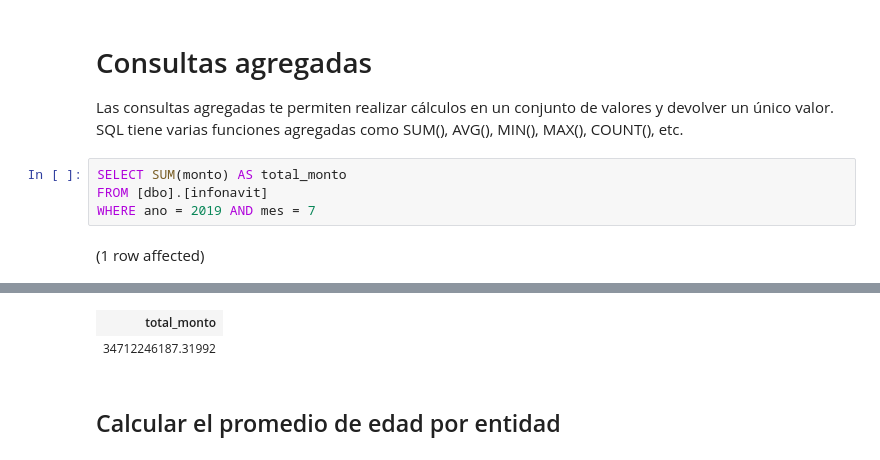
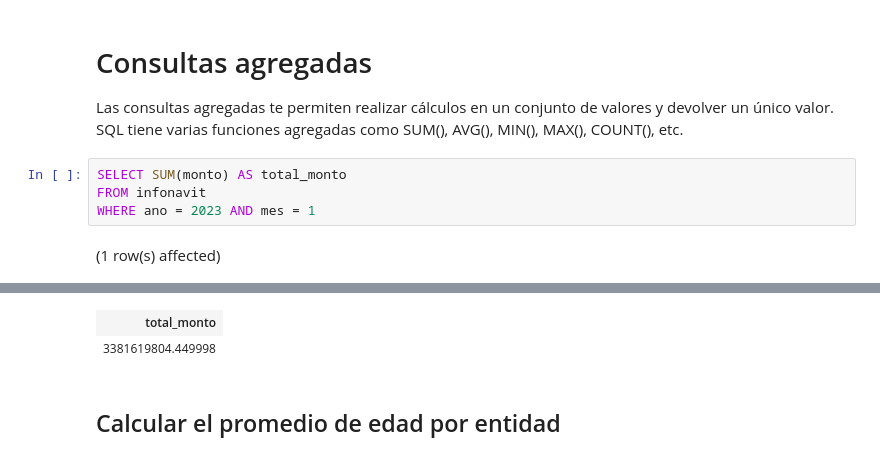
Before and after one commit to javierIA/sqlBosch, a Jupyter notebook: SQL basics/CDD.ipynb, the cells around one changed output, grey strips where cells are left out. Saved outputs shown, nothing was run; the diff lists cells and outputs as text.

```diff
--- a/SQL basics/CDD.ipynb
+++ b/SQL basics/CDD.ipynb
@@ -3,7 +3,7 @@
 Las consultas agregadas te permiten realizar cálculos en un conjunto de valores y devolver un único valor. SQL tiene varias funciones agregadas como SUM(), AVG(), MIN(), MAX(), COUNT(), etc.
 # %%
 SELECT SUM(monto) AS total_monto
-FROM [dbo].[infonavit]
-WHERE ano = 2019 AND mes = 7
+FROM infonavit
+WHERE ano = 2023 AND mes = 1
 # %% [output]
-(1 row affected)
+(1 row(s) affected)
@@ -11,5 +11,5 @@ Total execution time: 00:00:00.244
 | total_monto |
-| 34712246187.31992 |
+| 3381619804.449998 |
 # %% [markdown]
 ## Calcular el promedio de edad por entidad
 # %%
```
Also changed, not shown: parts of 11 cells of this notebook, 8 other files.
